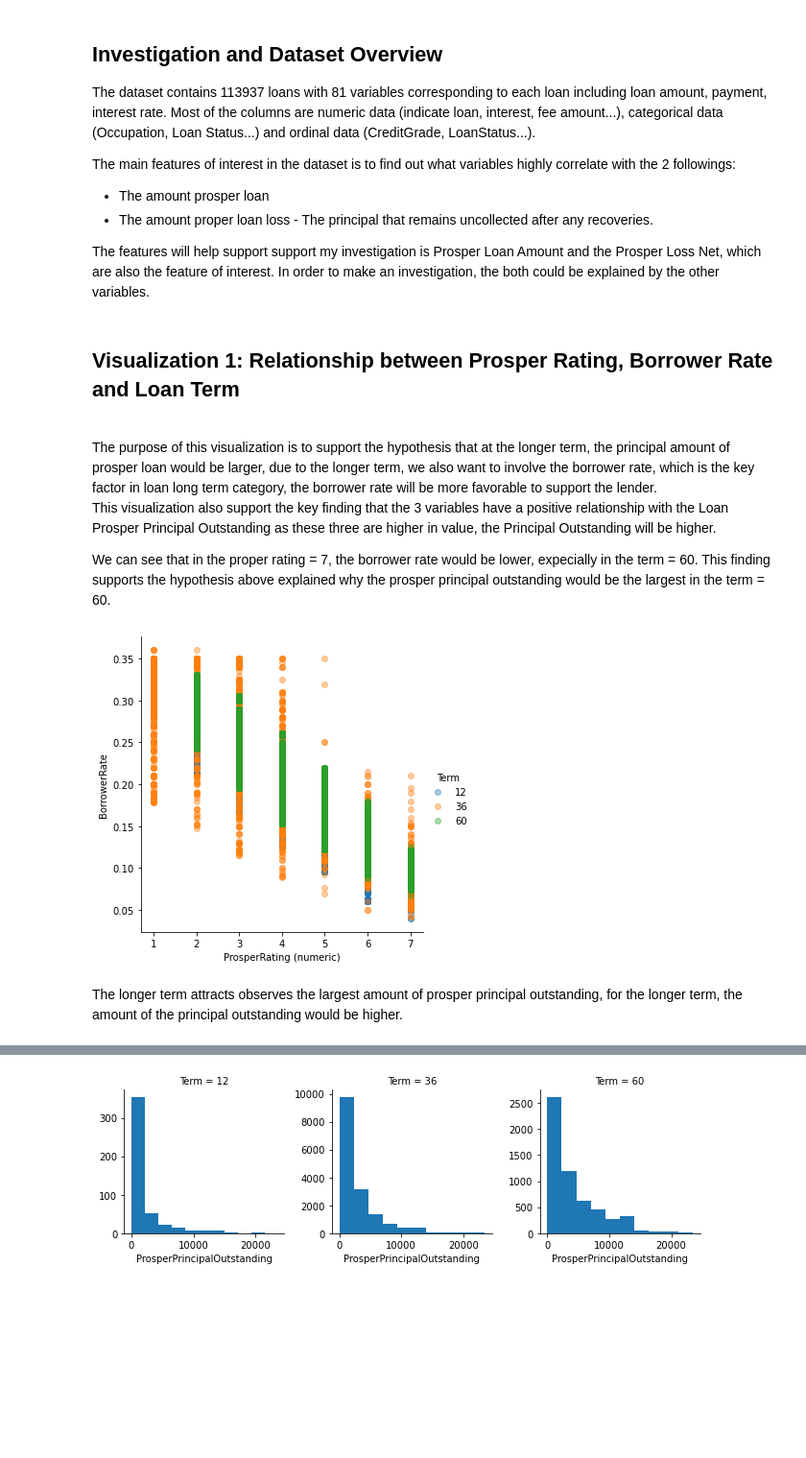
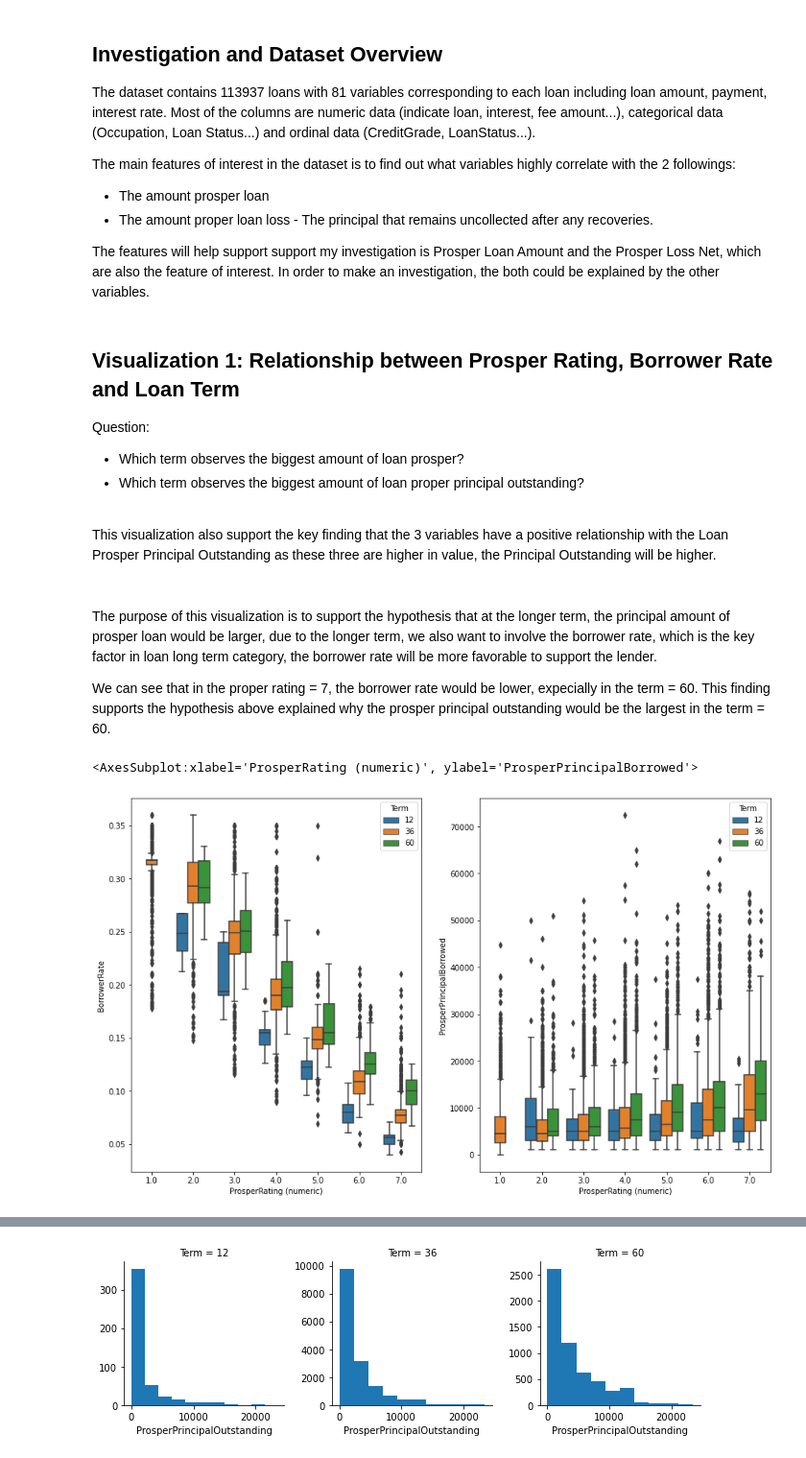
Before and after one commit to minhtutruong712/Loan-Prosper_Data-Visualization, a Jupyter notebook: Part_II_slide_deck_template.ipynb, the cells around one changed output, grey strips where cells are left out. Shown at 96% size. Drawn from its saved outputs; the diff is of its cells as text; code cells hidden in the pictures; blank space fills up the shorter version.

```diff
--- a/Part_II_slide_deck_template.ipynb
+++ b/Part_II_slide_deck_template.ipynb
@@ -27,19 +27,26 @@ warnings.simplefilter("ignore")
 # %%
 # load in the dataset into a pandas dataframe
 data = pd.read_csv(r'C:\Users\DE\Desktop\Data visualization_Udacity\prosperLoanData.csv')
+# %% [markdown]
+## Visualization 1: Relationship between Prosper Rating, Borrower Rate and Loan Term
+
+Question:
+- Which term observes the biggest amount of loan prosper?
+- Which term observes the biggest amount of loan proper principal outstanding?
+
+<br> This visualization also support the key finding that the 3 variables have a positive relationship with the Loan Prosper Principal Outstanding as these three are higher in value, the Principal Outstanding will be higher. </br>
 # %% [markdown]
-## Visualization 1: Relationship between Prosper Rating, Borrower Rate and Loan Term
 <br> The purpose of this visualization is to support the hypothesis that at the longer term, the principal amount of prosper loan would be larger, due to the longer term, we also want to involve the borrower rate, which is the key factor in loan long term category, the borrower rate will be more favorable to support the lender. </br>
-<br> This visualization also support the key finding that the 3 variables have a positive relationship with the Loan Prosper Principal Outstanding as these three are higher in value, the Principal Outstanding will be higher. </br>
+
 
 We can see that in the proper rating = 7, the borrower rate would be lower, expecially in the term = 60. This finding supports the hypothesis above explained why the prosper principal outstanding would be the largest in the term = 60.
-# %%
-g = sb.FacetGrid(data = data, hue = 'Term', size = 5);
-g.map(plt.scatter, 'ProsperRating (numeric)','BorrowerRate', alpha=0.4);
-
-g.add_legend();
-g.set_titles('Relationship between Prosper Rating, Borrower Rate and Loan Term');
-# %% [output]
-[figure, removed]
-# %% [markdown]
-The longer term attracts observes the largest amount of prosper principal outstanding, for the longer term, the amount of the principal outstanding would be higher.
+# %%
+plt.figure(figsize =(15,9))
+ax1=plt.subplot(1,2,1)
+ax2=plt.subplot(1,2,2)
+
+sb.boxplot(data=data, x='ProsperRating (numeric)', y='BorrowerRate', hue='Term', ax=ax1)
+sb.boxplot(data=data, x='ProsperRating (numeric)', y='ProsperPrincipalBorrowed', hue='Term', ax=ax2)
+# %% [output]
+<AxesSubplot:xlabel='ProsperRating (numeric)', ylabel='ProsperPrincipalBorrowed'>
+[figure, added]
```
Also changed, not shown: parts of 8 cells of this notebook, 5 other files.
